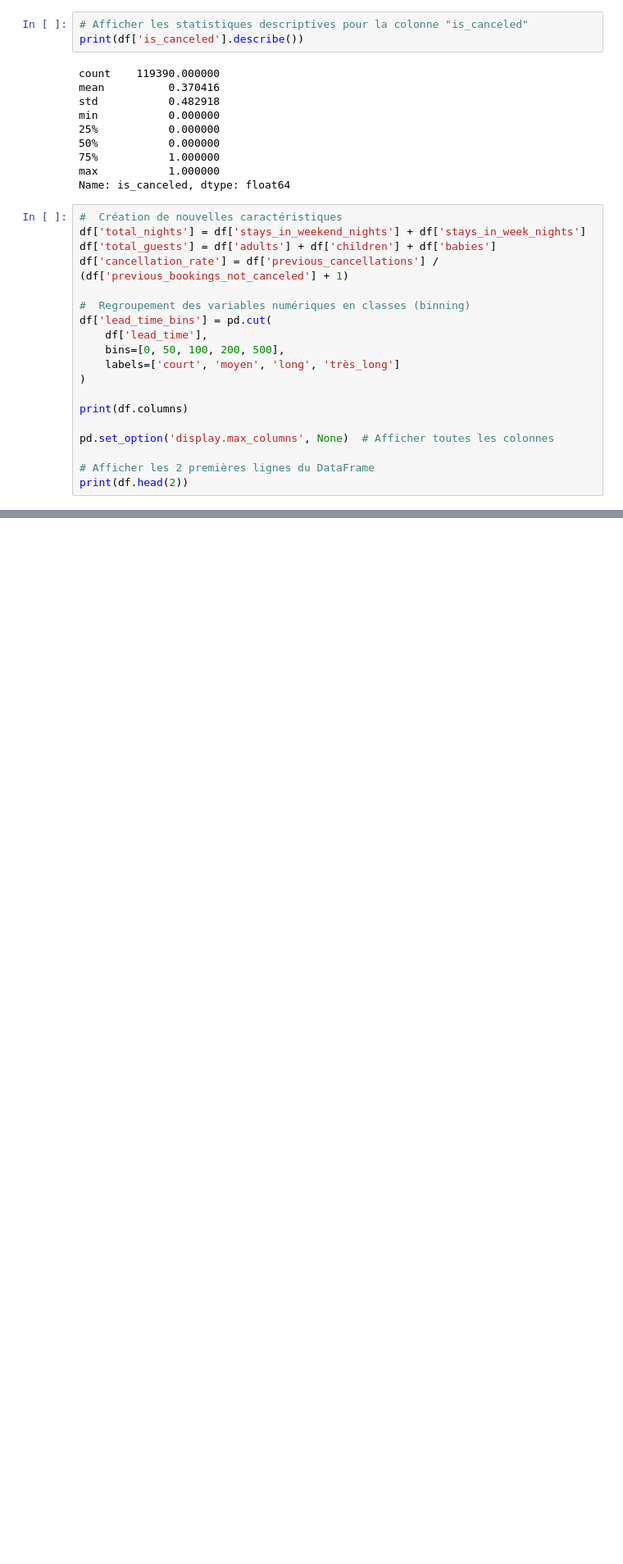
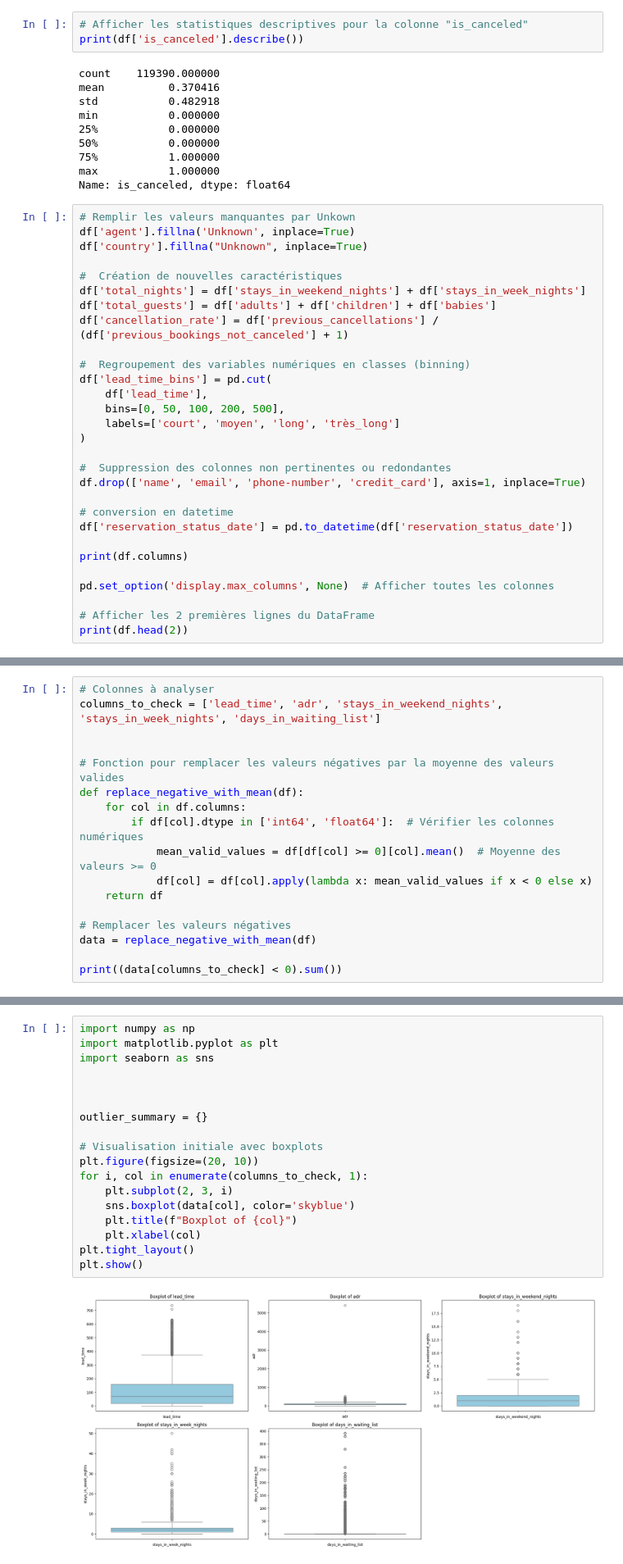
Before and after one commit to chiraz-Ag/hotel_booking, a Jupyter notebook: hotel_analys.ipynb, the cells around one changed output, grey strips where cells are left out. Shown at 82% size. Drawn from its saved outputs; the diff is of its cells as text; blank space fills up the shorter version.

```diff
--- a/hotel_analys.ipynb
+++ b/hotel_analys.ipynb
@@ -81,6 +87,10 @@ min           0.000000
 max           1.000000
 Name: is_canceled, dtype: float64
 # %%
+# Remplir les valeurs manquantes par Unkown
+df['agent'].fillna('Unknown', inplace=True)
+df['country'].fillna("Unknown", inplace=True)
+
 #  Création de nouvelles caractéristiques
 df['total_nights'] = df['stays_in_weekend_nights'] + df['stays_in_week_nights']
 df['total_guests'] = df['adults'] + df['children'] + df['babies']
@@ -93,6 +103,12 @@ df['lead_time_bins'] = pd.cut(
     labels=['court', 'moyen', 'long', 'très_long']
 )
 
+#  Suppression des colonnes non pertinentes ou redondantes
+df.drop(['name', 'email', 'phone-number', 'credit_card'], axis=1, inplace=True)
+
+# conversion en datetime
+df['reservation_status_date'] = pd.to_datetime(df['reservation_status_date'])
+
 print(df.columns)
 
 pd.set_option('display.max_columns', None)  # Afficher toutes les colonnes
@@ -119,0 +148,17 @@ Index(['hotel', 'is_canceled', 'lead_time', 'arrival_date_year',
+# %%
+# Colonnes à analyser
+columns_to_check = ['lead_time', 'adr', 'stays_in_weekend_nights', 'stays_in_week_nights', 'days_in_waiting_list']
+
+
+# Fonction pour remplacer les valeurs négatives par la moyenne des valeurs valides
+def replace_negative_with_mean(df):
+    for col in df.columns:
+        if df[col].dtype in ['int64', 'float64']:  # Vérifier les colonnes numériques
+            mean_valid_values = df[df[col] >= 0][col].mean()  # Moyenne des valeurs >= 0
+            df[col] = df[col].apply(lambda x: mean_valid_values if x < 0 else x)
+    return df
+
+# Remplacer les valeurs négatives
+data = replace_negative_with_mean(df)
+
+print((data[columns_to_check] < 0).sum())
@@ -119,0 +172,20 @@ Index(['hotel', 'is_canceled', 'lead_time', 'arrival_date_year',
+# %%
+import numpy as np
+import matplotlib.pyplot as plt
+import seaborn as sns
+
+
+
+outlier_summary = {}
+
+# Visualisation initiale avec boxplots
+plt.figure(figsize=(20, 10))
+for i, col in enumerate(columns_to_check, 1):
+    plt.subplot(2, 3, i)
+    sns.boxplot(data[col], color='skyblue')
+    plt.title(f"Boxplot of {col}")
+    plt.xlabel(col)
+plt.tight_layout()
+plt.show()
+# %% [output]
+[figure, added]
```
Also changed, not shown: parts of 14 cells of this notebook, 8 other files.
